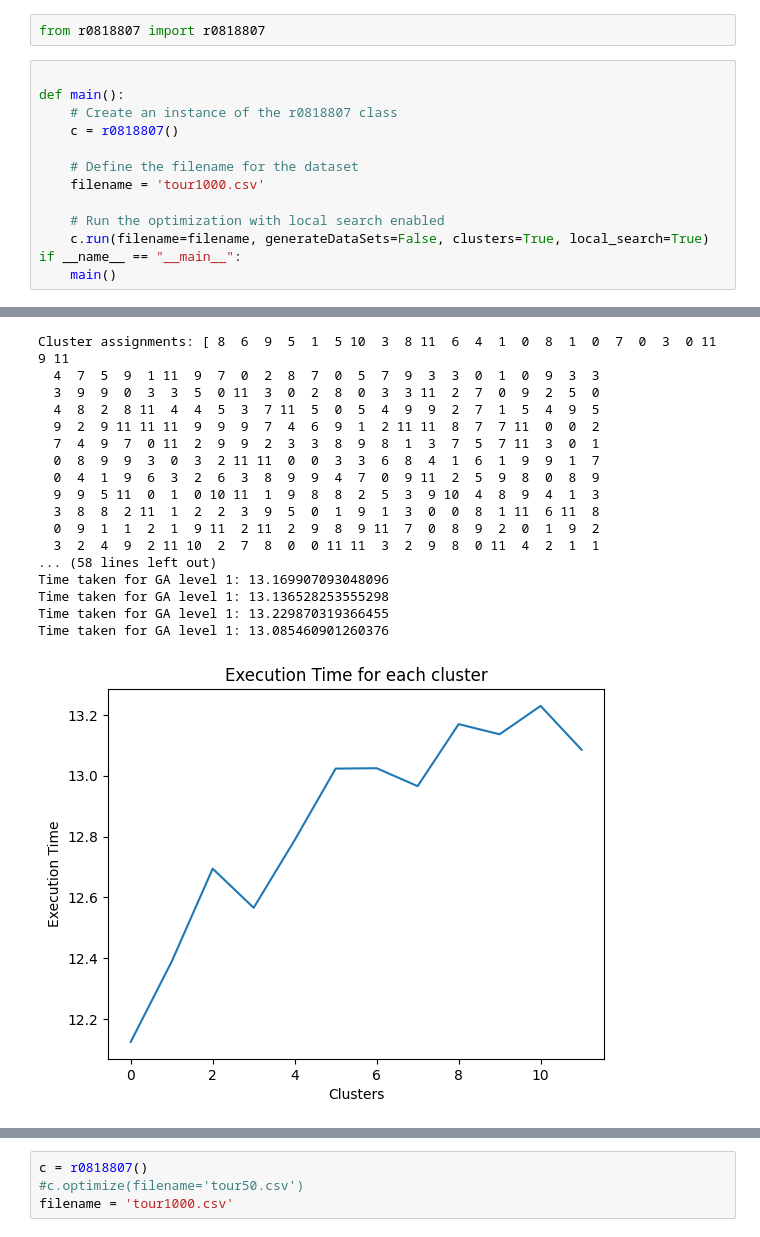
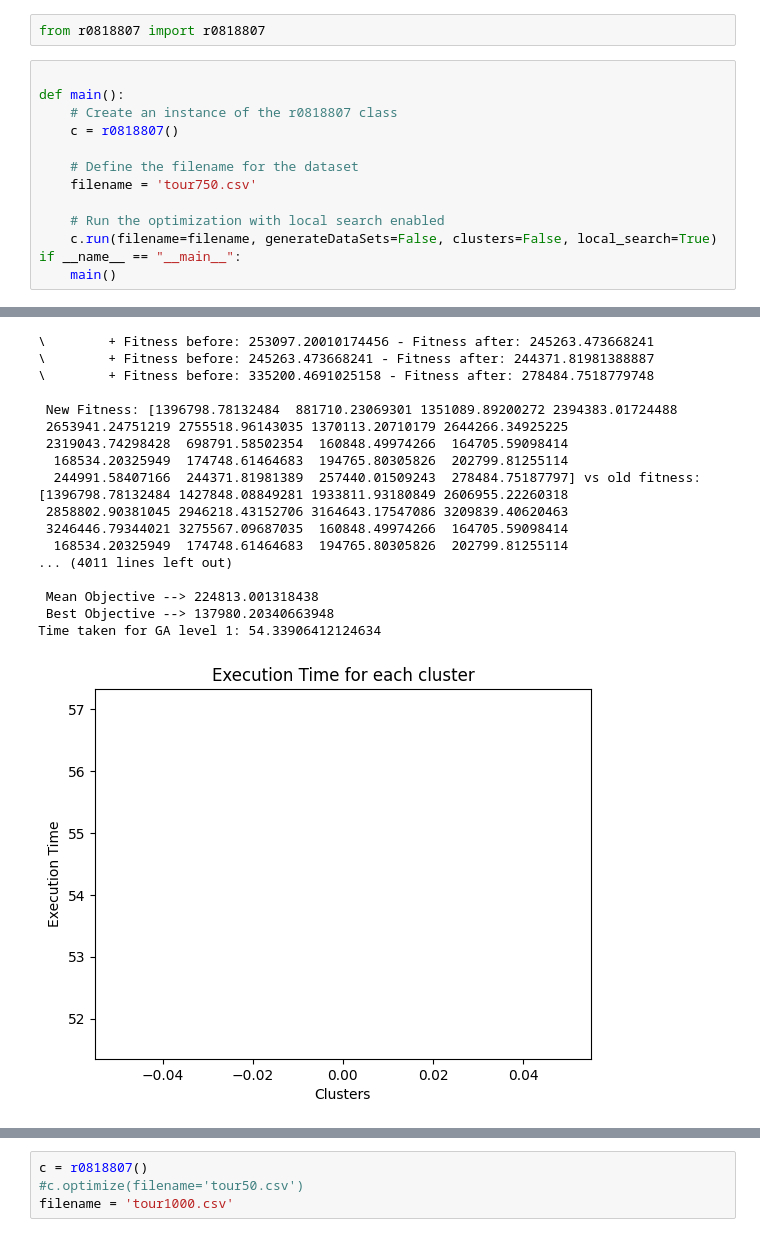
Before and after one commit to piergili0611/KuL_MAI_GeneticAlgorithm_TSP, a Jupyter notebook: GA_Notebook.ipynb, the cells around one changed output, grey strips where cells are left out. Saved outputs shown, nothing was run; the diff lists cells and outputs as text.

```diff
--- a/GA_Notebook.ipynb
+++ b/GA_Notebook.ipynb
@@ -7,10 +7,10 @@ def main():
     c = r0818807()
 
     # Define the filename for the dataset
-    filename = 'tour1000.csv'
+    filename = 'tour750.csv'
 
     # Run the optimization with local search enabled
-    c.run(filename=filename, generateDataSets=False, clusters=True, local_search=True)
+    c.run(filename=filename, generateDataSets=False, clusters=False, local_search=True)
 if __name__ == "__main__":
     main()
 # %% [output]
@@ -33,18 +34,18 @@ Distance matrix: [[     0.           5418.57001811 100000.         ... 100000.
-Cluster assignments: [ 8  6  9  5  1  5 10  3  8 11  6  4  1  0  8  1  0  7  0  3  0 11  9 11
-  4  7  5  9  1 11  9  7  0  2  8  7  0  5  7  9  3  3  0  1  0  9  3  3
-  3  9  9  0  3  3  5  0 11  3  0  2  8  0  3  3 11  2  7  0  9  2  5  0
-  4  8  2  8 11  4  4  5  3  7 11  5  0  5  4  9  9  2  7  1  5  4  9  5
-  9  2  9 11 11 11  9  9  9  7  4  6  9  1  2 11 11  8  7  7 11  0  0  2
-  7  4  9  7  0 11  2  9  9  2  3  3  8  9  8  1  3  7  5  7 11  3  0  1
-  0  8  9  9  3  0  3  2 11 11  0  0  3  3  6  8  4  1  6  1  9  9  1  7
-  0  4  1  9  6  3  2  6  3  8  9  9  4  7  0  9 11  2  5  9  8  0  8  9
-  9  9  5 11  0  1  0 10 11  1  9  8  8  2  5  3  9 10  4  8  9  4  1  3
-  3  8  8  2 11  1  2  2  3  9  5  0  1  9  1  3  0  0  8  1 11  6 11  8
-  0  9  1  1  2  1  9 11  2 11  2  9  8  9 11  7  0  8  9  2  0  1  9  2
-  3  2  4  9  2 11 10  2  7  8  0  0 11 11  3  2  9  8  0 11  4  2  1  1
-... (58 lines left out)
-Time taken for GA level 1: 13.169907093048096
-Time taken for GA level 1: 13.136528253555298
-Time taken for GA level 1: 13.229870319366455
-Time taken for GA level 1: 13.085460901260376
+\        + Fitness before: 253097.20010174456 - Fitness after: 245263.473668241
+\        + Fitness before: 245263.473668241 - Fitness after: 244371.81981388887
+\        + Fitness before: 335200.4691025158 - Fitness after: 278484.7518779748
+
+ New Fitness: [1396798.78132484  881710.23069301 1351089.89200272 2394383.01724488
+ 2653941.24751219 2755518.96143035 1370113.20710179 2644266.34925225
+ 2319043.74298428  698791.58502354  160848.49974266  164705.59098414
+  168534.20325949  174748.61464683  194765.80305826  202799.81255114
+  244991.58407166  244371.81981389  257440.01509243  278484.75187797] vs old fitness: [1396798.78132484 1427848.08849281 1933811.93180849 2606955.22260318
+ 2858802.90381045 2946218.43152706 3164643.17547086 3209839.40620463
+ 3246446.79344021 3275567.09687035  160848.49974266  164705.59098414
+  168534.20325949  174748.61464683  194765.80305826  202799.81255114
+... (4011 lines left out)
+
+ Mean Objective --> 224813.001318438
+ Best Objective --> 137980.20340663948
+Time taken for GA level 1: 54.33906412124634
-[figure, old version]
+[figure, new version]
```
Also changed, not shown: parts of 1 cell of this notebook, 13 other files.
